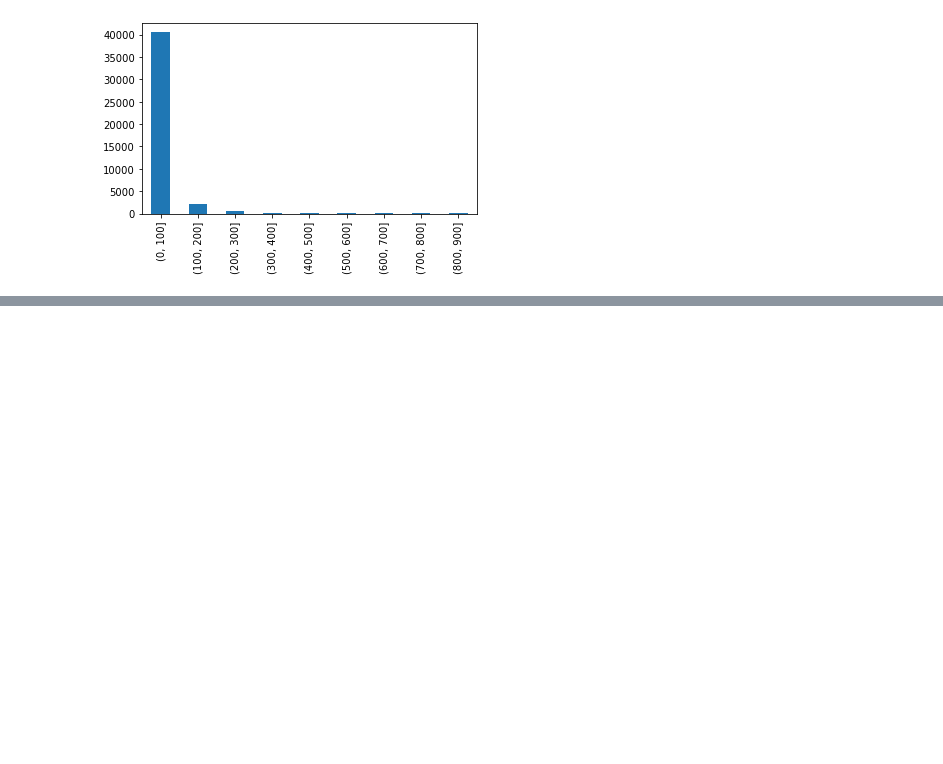
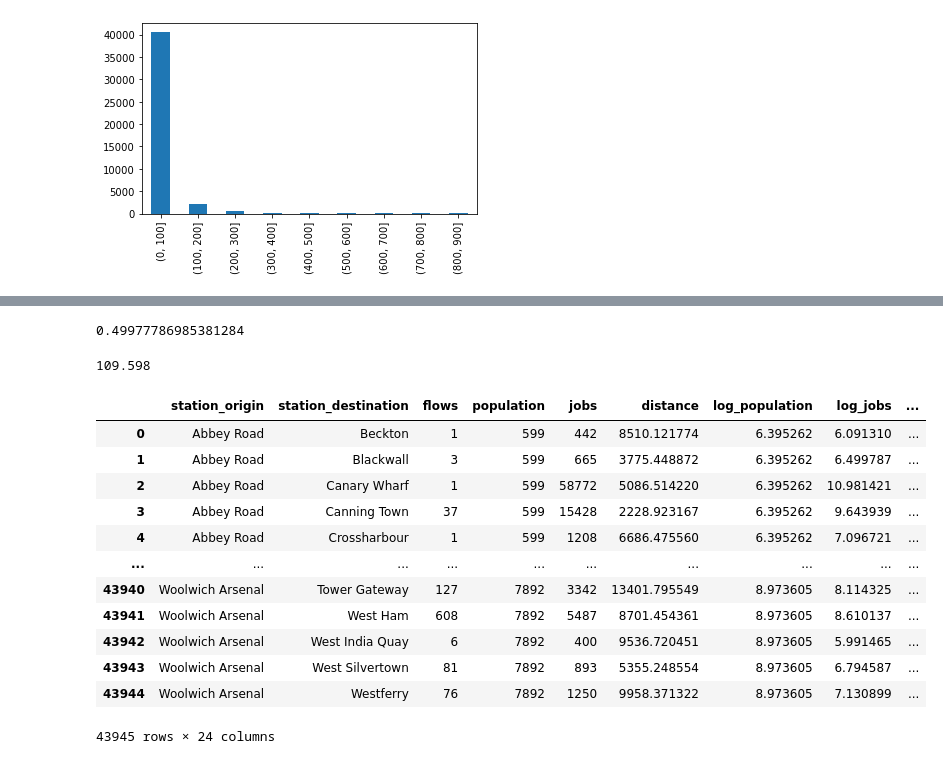
Before and after one commit to WEISONG97/CASA0002-Assessment, a Jupyter notebook: spatial interactive model.ipynb, the cells around one changed output, grey strips where cells are left out. Saved outputs shown, nothing was run; the diff lists cells and outputs as text; code cells hidden in the pictures; blank space fills up the shorter version.

```diff
--- a/spatial interactive model.ipynb
+++ b/spatial interactive model.ipynb
@@ -309,0 +407,24 @@ cdata1 = cdata1.merge(A_i, left_on="station_origin", right_index=True, how="left
+# %%
+CalcRSquared(cdata3["flows"],cdata3["doubsimfitted1"])
+# %% [output]
+0.49977786985381284
+# %%
+CalcRMSE(cdata3["flows"],cdata3["doubsimfitted1"])
+# %% [output]
+109.598
+# %%
+cdata3
+# %% [output]
+|  | station_origin | station_destination | flows | population | jobs | distance | log_population | log_jobs | ... |
+| 0 | Abbey Road | Beckton | 1 | 599 | 442 | 8510.121774 | 6.395262 | 6.091310 | ... |
+| 1 | Abbey Road | Blackwall | 3 | 599 | 665 | 3775.448872 | 6.395262 | 6.499787 | ... |
+| 2 | Abbey Road | Canary Wharf | 1 | 599 | 58772 | 5086.514220 | 6.395262 | 10.981421 | ... |
+| 3 | Abbey Road | Canning Town | 37 | 599 | 15428 | 2228.923167 | 6.395262 | 9.643939 | ... |
+| 4 | Abbey Road | Crossharbour | 1 | 599 | 1208 | 6686.475560 | 6.395262 | 7.096721 | ... |
+| ... | ... | ... | ... | ... | ... | ... | ... | ... | ... |
+| 43940 | Woolwich Arsenal | Tower Gateway | 127 | 7892 | 3342 | 13401.795549 | 8.973605 | 8.114325 | ... |
+| 43941 | Woolwich Arsenal | West Ham | 608 | 7892 | 5487 | 8701.454361 | 8.973605 | 8.610137 | ... |
+| 43942 | Woolwich Arsenal | West India Quay | 6 | 7892 | 400 | 9536.720451 | 8.973605 | 5.991465 | ... |
+| 43943 | Woolwich Arsenal | West Silvertown | 81 | 7892 | 893 | 5355.248554 | 8.973605 | 6.794587 | ... |
+| 43944 | Woolwich Arsenal | Westferry | 76 | 7892 | 1250 | 9958.371322 | 8.973605 | 7.130899 | ... |
+43945 rows × 24 columns
```
Also changed, not shown: parts of 50 cells of this notebook, 1 other file.
